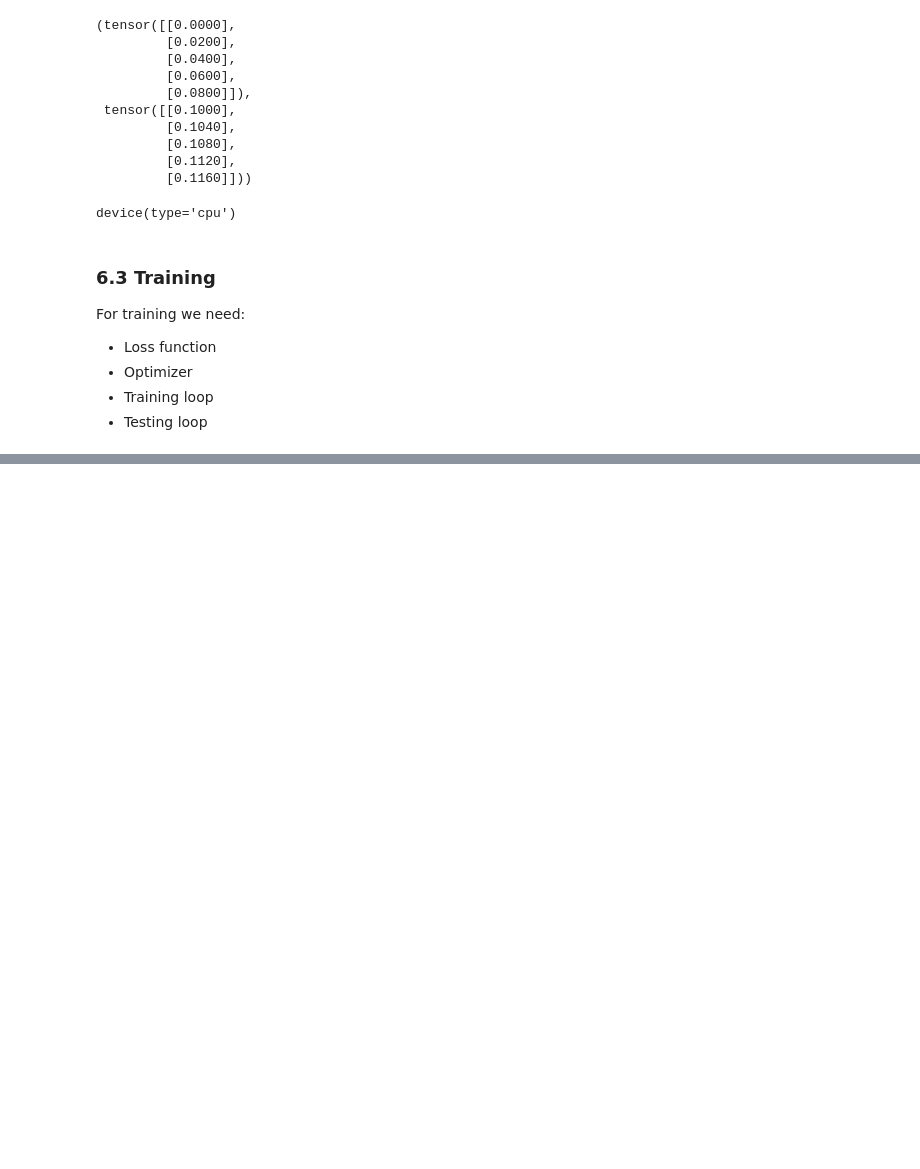
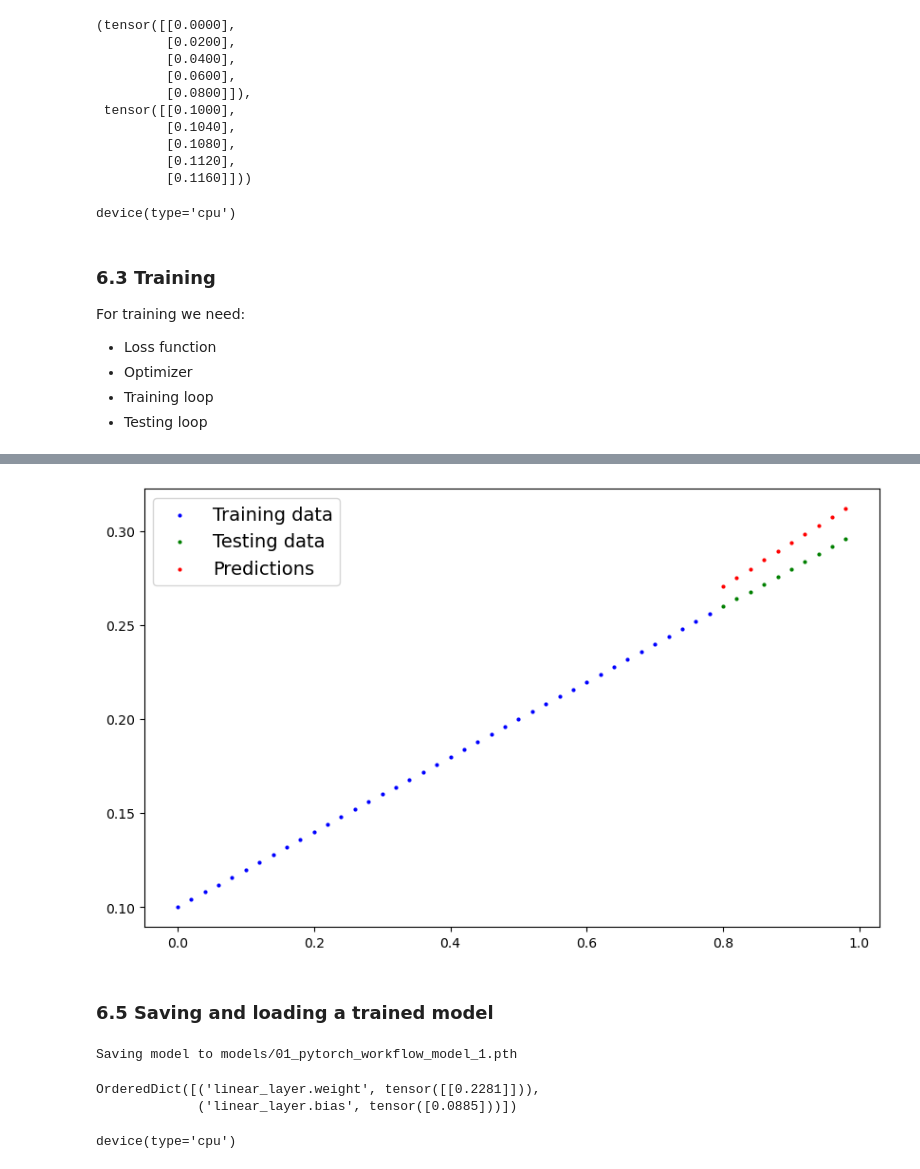
Before and after one commit to lherbbb/LearningPyTorch_1, a Jupyter notebook: Chapter 1 P1.ipynb, the cells around one changed output, grey strips where cells are left out. Drawn from its saved outputs; the diff is of its cells as text; code cells hidden in the pictures; blank space fills up the shorter version.

Commit message:
git commit -m "test"

```diff
--- a/Chapter 1 P1.ipynb
+++ b/Chapter 1 P1.ipynb
@@ -526,0 +533,40 @@ For training we need:
+# %%
+# Lets write a training loop
+torch.manual_seed(42)
+
+epochs = 200
+
+# Put data on the target device
+X_train = X_train.to(device)
+y_train = y_train.to(device)
+X_test, y_test = X_test.to(device), y_test.to(device)
+
+
+for epoch in range(epochs):
+    model_1.train()
+
+    # 1. Forward pass
+    y_pred = model_1(X_train)
+
+    # 2. Calculate the loss
+    loss = loss_fn(y_pred, y_train)
+
+    # 3. Optimzier zero grad
+    optimizer.zero_grad()
+
+    # 4. Perform backpropagation
+    loss.backward()
+
+    # 5. Optimizer step
+    optimizer.step()
+
+    ### Testing
+    model_1.eval()
+    with torch.inference_mode():
+        test_pred = model_1(X_test)
+
+        test_loss = loss_fn(test_pred, y_test)
+
+    # Print out what's happening
+    if epoch % 10 == 0:
+        print(f"Epoch: {epoch} | Loss: {loss} | Test Loss: {test_loss}")
@@ -526,0 +621,40 @@ For training we need:
+# %%
+plot_predictions(X_train, y_train, X_test, y_test, predictions=test_pred)
+# %% [output]
+[figure, added]
+# %% [markdown]
+### 6.5 Saving and loading a trained model
+# %%
+from pathlib import Path
+
+# 1. Create models directory
+MODEL_PATH = Path("models")
+MODEL_PATH.mkdir(parents=True, exist_ok=True)
+
+# 2. Create model save path
+MODEL_NAME = "01_pytorch_workflow_model_1.pth"
+MODEL_SAVE_PATH = MODEL_PATH / MODEL_NAME
+
+# 3. Save the model state
+print(f"Saving model to {MODEL_SAVE_PATH}")
+torch.save(obj=model_1.state_dict(), f=MODEL_SAVE_PATH)
+# %% [output]
+Saving model to models/01_pytorch_workflow_model_1.pth
+# %%
+# Load a PyTorch model
+
+# Create a new instance of \/ object
+loaded_model_1 = LinearRegressionModelV2()
+
+# Load the saved mode_1 state_dict
+loaded_model_1.load_state_dict(torch.load(MODEL_SAVE_PATH))
+
+loaded_model_1.eval()
+loaded_model_1.state_dict()
+# %% [output]
+OrderedDict([('linear_layer.weight', tensor([[0.2281]])),
+             ('linear_layer.bias', tensor([0.0885]))])
+# %%
+next(loaded_model_1.parameters()).device
+# %% [output]
+device(type='cpu')
```
Also changed, not shown: parts of 7 cells of this notebook, 1 other file.
